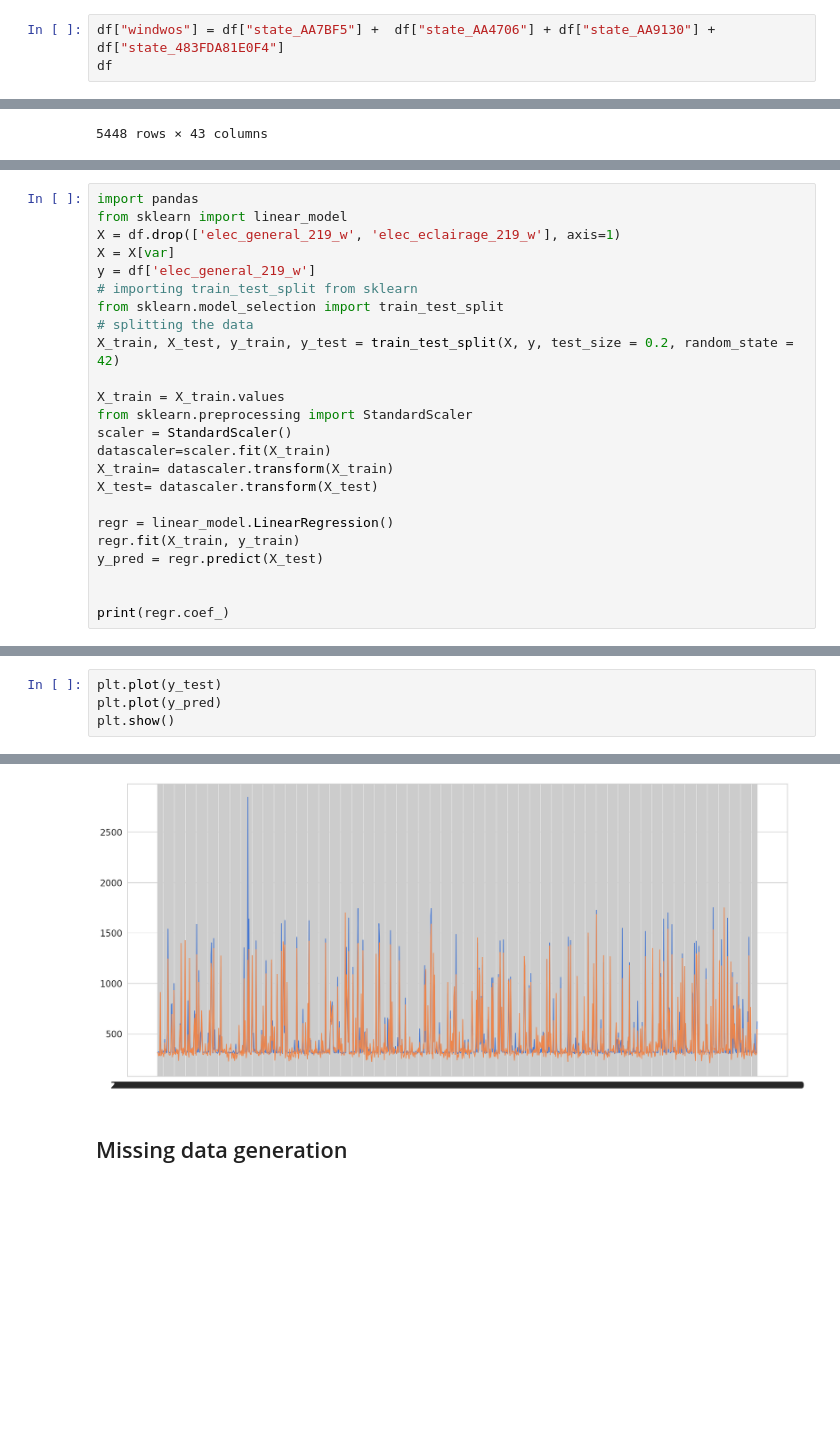
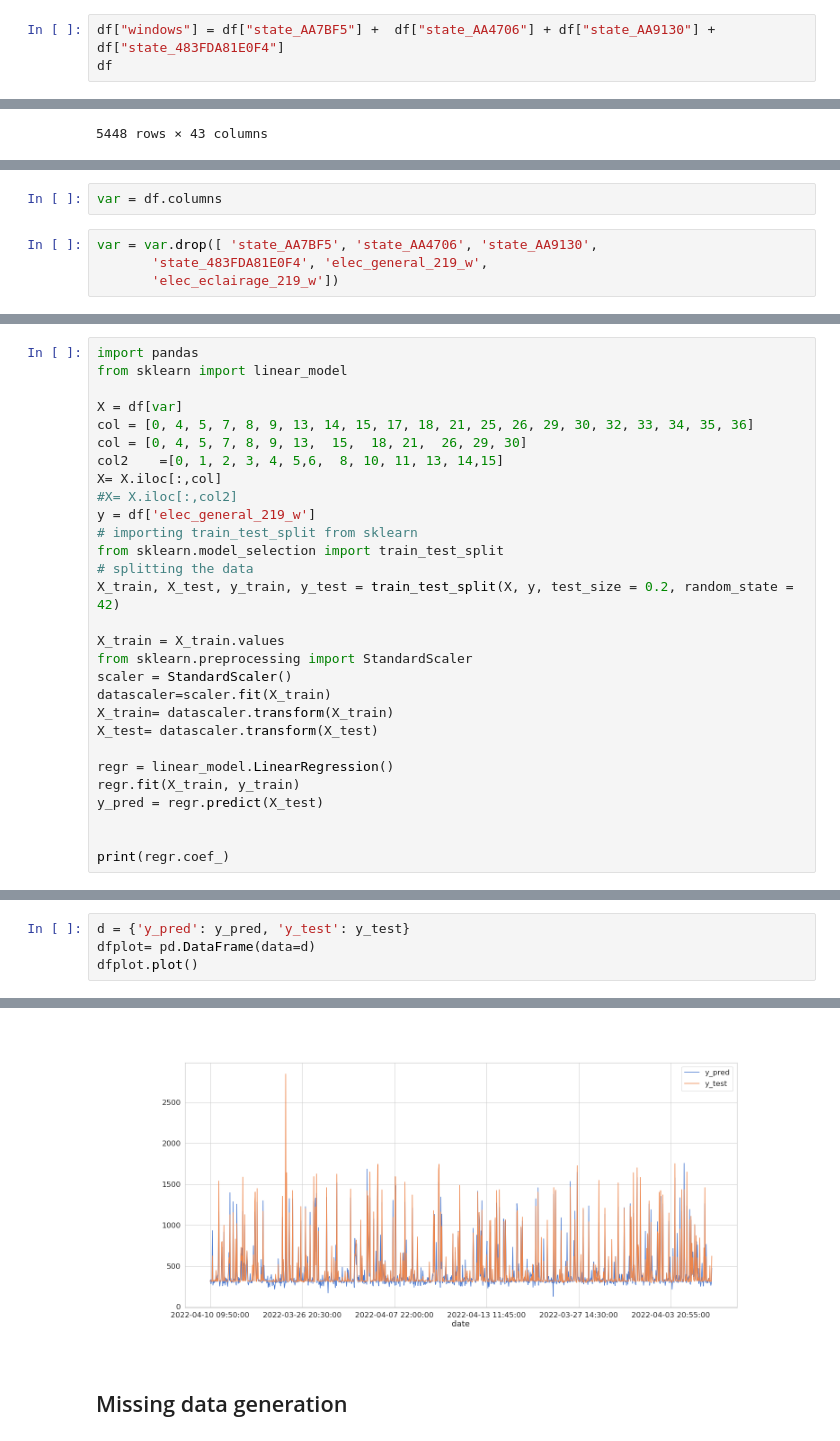
Before and after one commit to Ah-essabar/Master_SDS_Angers, a Jupyter notebook: S2/Mesures Polytech/FusionDataAll/HandlingMissingData/GenerationMissingdata.ipynb, the cells around one changed output, grey strips where cells are left out. Drawn from its saved outputs; the diff is of its cells as text; blank space fills up the shorter version.

```diff
--- a/S2/Mesures Polytech/FusionDataAll/HandlingMissingData/GenerationMissingdata.ipynb
+++ b/S2/Mesures Polytech/FusionDataAll/HandlingMissingData/GenerationMissingdata.ipynb
@@ -85,5 +101,5 @@ df
 # %%
-df["windwos"] = df["state_AA7BF5"] +  df["state_AA4706"] + df["state_AA9130"] +  df["state_483FDA81E0F4"]
+df["windows"] = df["state_AA7BF5"] +  df["state_AA4706"] + df["state_AA9130"] +  df["state_483FDA81E0F4"]
 df
 # %% [output]
 |  | co2_104 | tvoc_104 | temperature_104 | humidity_104 | light_104 | sound_104 | co2_105 | temperature_105 | ... |
@@ -124,0 +145,6 @@ var = ["co2_107","co2_104","temperature_106"]
+# %%
+var = df.columns
+# %%
+var = var.drop([ 'state_AA7BF5', 'state_AA4706', 'state_AA9130',
+       'state_483FDA81E0F4', 'elec_general_219_w',
+       'elec_eclairage_219_w'])
@@ -145,8 +177,13 @@ Name: elec_general_219_w, dtype: float64
 # %%
 import pandas
 from sklearn import linear_model
-X = df.drop(['elec_general_219_w', 'elec_eclairage_219_w'], axis=1)
-X = X[var]
+
+X = df[var]
+col = [0, 4, 5, 7, 8, 9, 13, 14, 15, 17, 18, 21, 25, 26, 29, 30, 32, 33, 34, 35, 36]
+col = [0, 4, 5, 7, 8, 9, 13,  15,  18, 21,  26, 29, 30]
+col2    =[0, 1, 2, 3, 4, 5,6,  8, 10, 11, 13, 14,15]
+X= X.iloc[:,col]
+#X= X.iloc[:,col2]
 y = df['elec_general_219_w']
 # importing train_test_split from sklearn
 from sklearn.model_selection import train_test_split
@@ -250,5 +337,5 @@ root_mean_squared error of is  100.85509529477032
 # %%
-plt.plot(y_test)
-plt.plot(y_pred)
-plt.show()
+d = {'y_pred': y_pred, 'y_test': y_test}
+dfplot= pd.DataFrame(data=d)
+dfplot.plot()
 # %% [output]
@@ -255,4 +343,4 @@ plt.show()
-[figure, old version]
+[figure, new version]
 # %% [markdown]
 ## Missing data generation
 # %%
```
Also changed, not shown: parts of 20 cells of this notebook, 1 other file.
